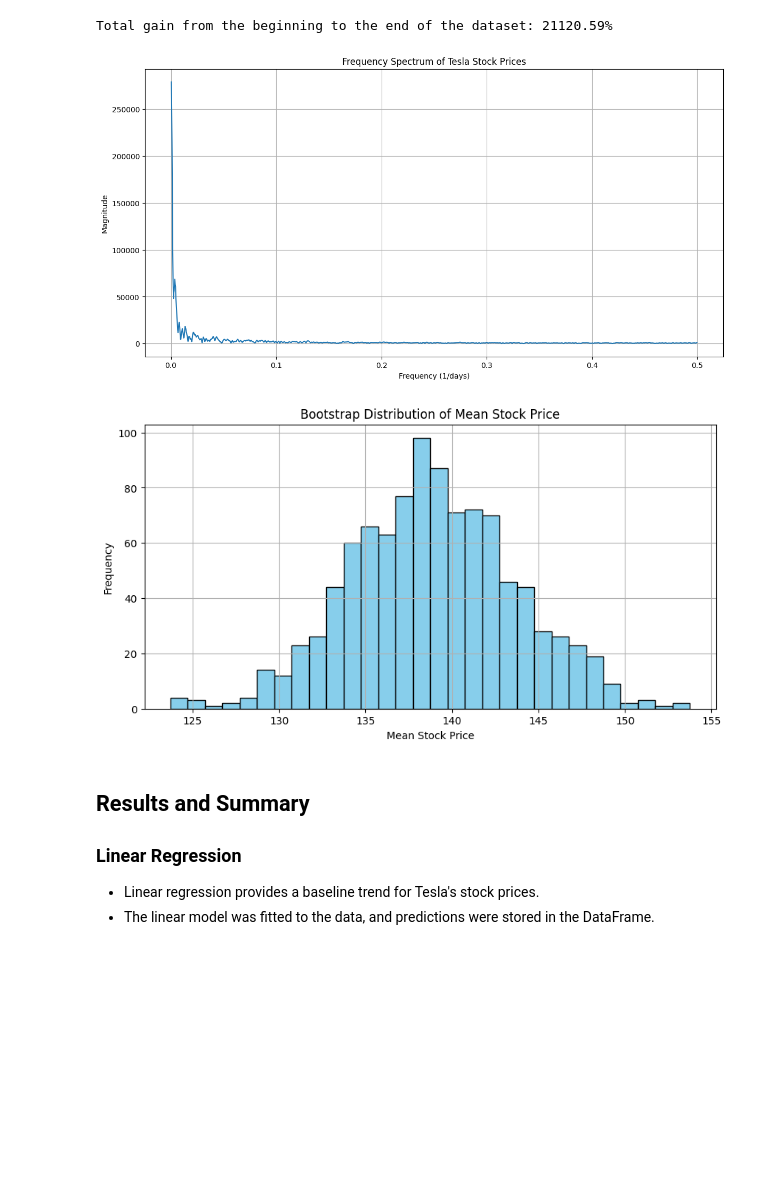
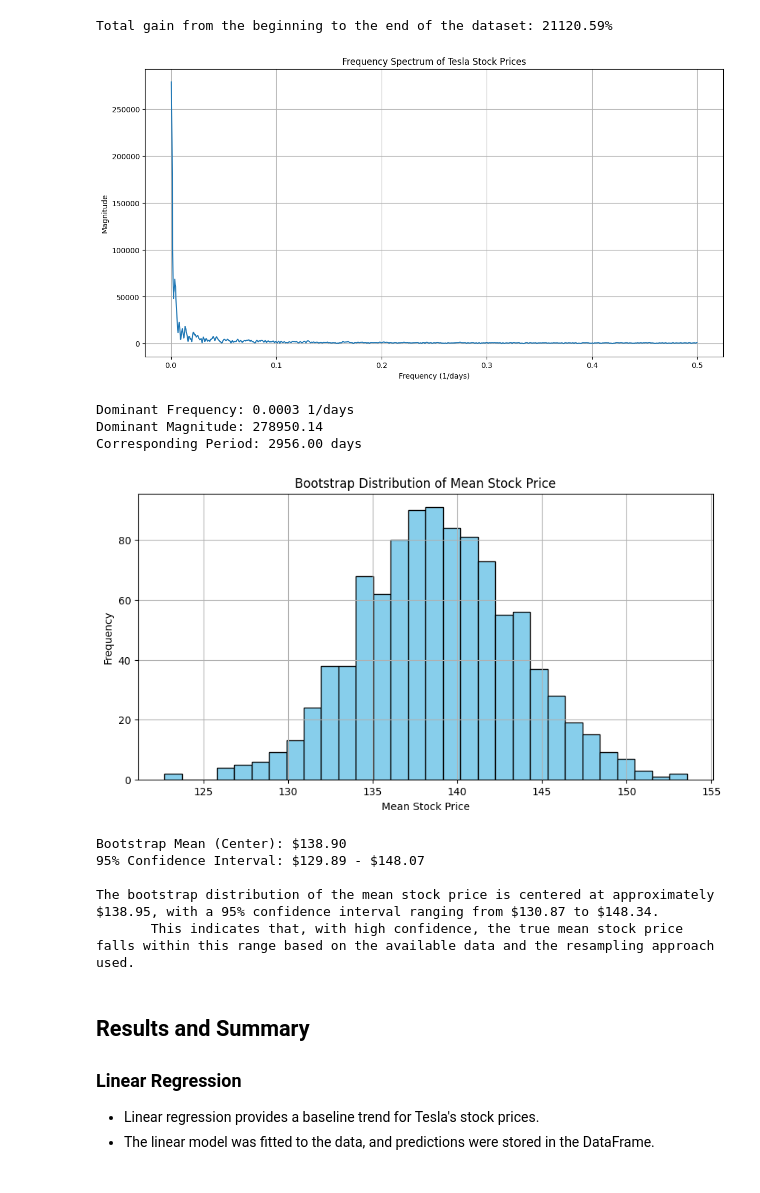
Before and after one commit to Hesham-Nabil/Data-Analysis, a Jupyter notebook: Project.ipynb, the cells around one changed output. Cells and saved outputs as stored; diff of their text form; code cells hidden in the pictures; blank space fills up the shorter version.

```diff
--- a/Project.ipynb
+++ b/Project.ipynb
@@ -217,28 +217,62 @@ plt.xlabel('Frequency (1/days)')
 plt.ylabel('Magnitude')
 plt.grid()
 plt.show()
+
+# Find the index of the dominant frequency (the one with the highest magnitude)
+dominant_index = np.argmax(magnitude)
+
+# Extract the corresponding dominant frequency and its magnitude
+dominant_frequency = positive_freq[dominant_index]
+dominant_magnitude = magnitude[dominant_index]
+
+# Calculate the period corresponding to the dominant frequency (1 / frequency)
+dominant_period = 1 / dominant_frequency
+
+# Print the extracted data
+print(f"Dominant Frequency: {dominant_frequency:.4f} 1/days")
+print(f"Dominant Magnitude: {dominant_magnitude:.2f}")
+print(f"Corresponding Period: {dominant_period:.2f} days")
 # %% [output]
 [figure]
+Dominant Frequency: 0.0003 1/days
+Dominant Magnitude: 278950.14
+Corresponding Period: 2956.00 days
 # %%
 # 3.4 Error Estimation: Bootstrapping
 from sklearn.utils import resample                                   # Import resample for bootstrapping
 
 n_iterations = 1000                                                  # Number of bootstrap iterations
 boot_means = []                                                      # List to store bootstrap means
 for _ in range(n_iterations):                                        # Repeat for specified iterations
     sample = resample(df['Close'])                                   # Create a bootstrap sample
     boot_means.append(sample.mean())                                 # Compute the mean of the bootstrap sample
 
 # Plot the bootstrap distribution
 plt.figure(figsize=(10, 5))
 plt.hist(boot_means, bins=30, color='skyblue', edgecolor='black')  # Plot histogram of bootstrap means
 plt.title('Bootstrap Distribution of Mean Stock Price')
 plt.xlabel('Mean Stock Price')
 plt.ylabel('Frequency')
 plt.grid()
 plt.show()
+
+mean_bootstrap = np.mean(boot_means)
+
+# Calculate the 95% confidence interval (2.5th and 97.5th percentiles)
+confidence_interval = np.percentile(boot_means, [2.5, 97.5])
+
+print(f"Bootstrap Mean (Center): ${mean_bootstrap:.2f}")
+print(f"95% Confidence Interval: ${confidence_interval[0]:.2f} - ${confidence_interval[1]:.2f}")
+print()
+print("""The bootstrap distribution of the mean stock price is centered at approximately $138.95, with a 95% confidence interval ranging from $130.87 to $148.34.
+       This indicates that, with high confidence, the true mean stock price falls within this range based on the available data and the resampling approach used.""")
 # %% [output]
-[figure, old version]
+[figure, new version]
+Bootstrap Mean (Center): $138.90
+95% Confidence Interval: $129.89 - $148.07
+
+The bootstrap distribution of the mean stock price is centered at approximately $138.95, with a 95% confidence interval ranging from $130.87 to $148.34.
+       This indicates that, with high confidence, the true mean stock price falls within this range based on the available data and the resampling approach used.
 # %% [markdown]
 
 ## Results and Summary
```
Also changed, not shown: parts of 1 cell of this notebook.
